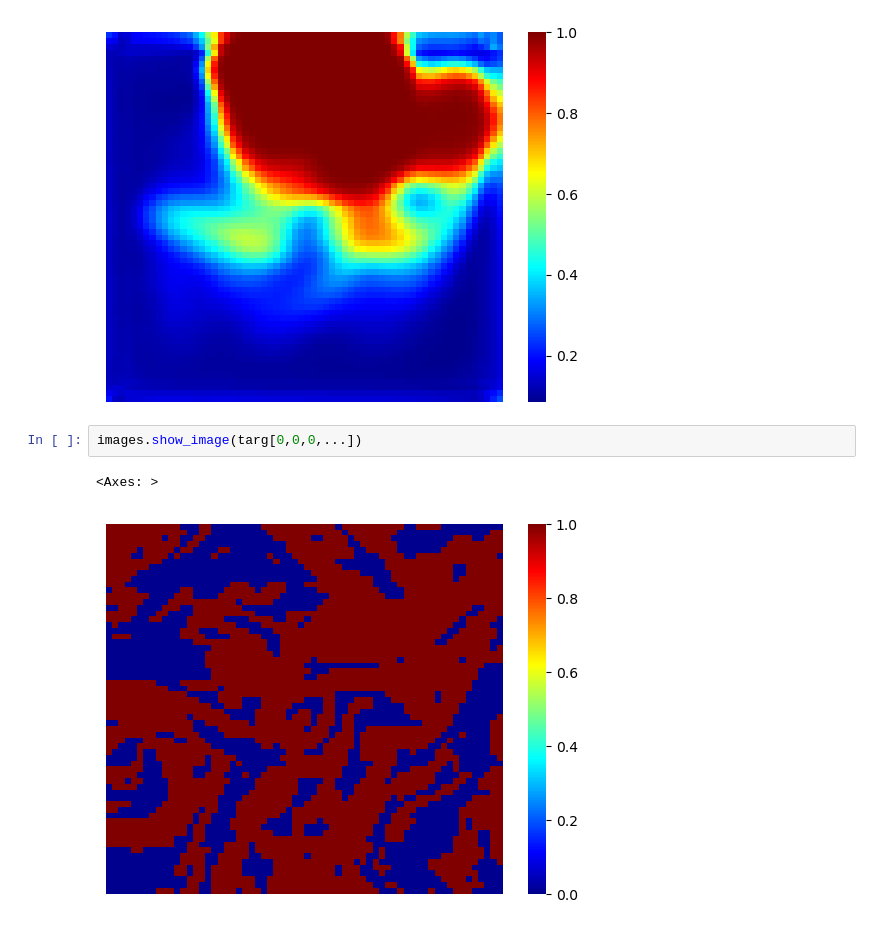
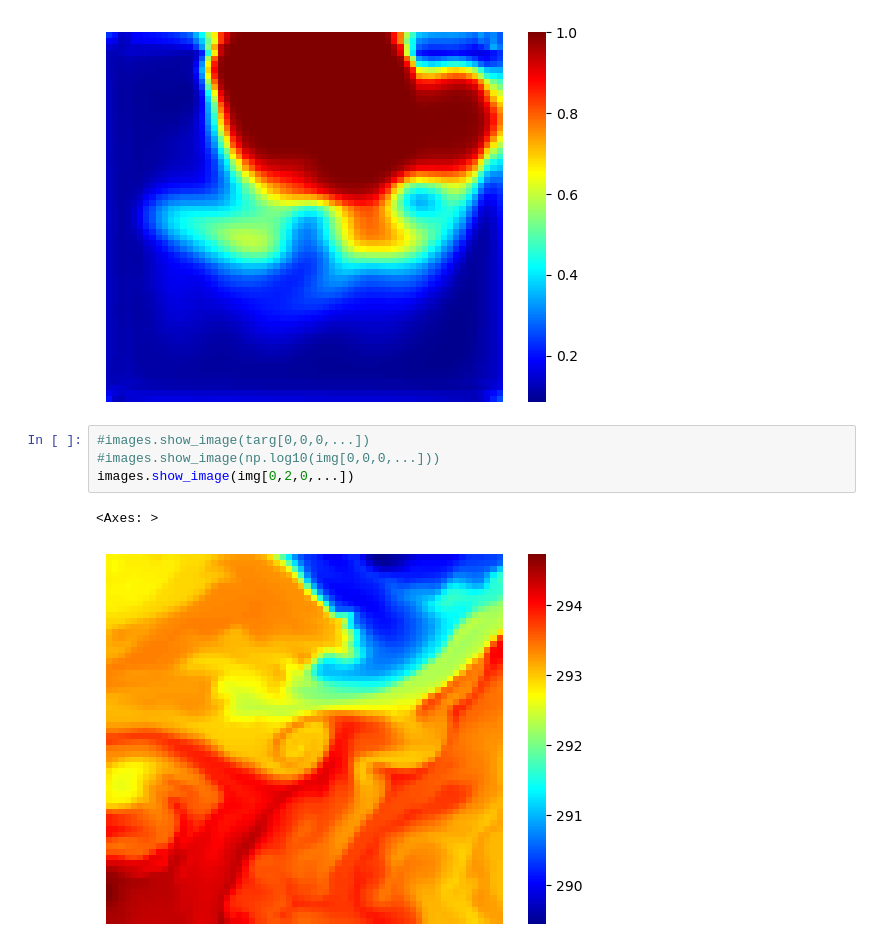
Before and after one commit to AI-for-Ocean-Science/fronts, a Jupyter notebook: fronts/runs/prototypes/sst_ssh_unet/Predict.ipynb, the cells around one changed output. Saved outputs shown, nothing was run; the diff lists cells and outputs as text.

```diff
--- a/fronts/runs/prototypes/sst_ssh_unet/Predict.ipynb
+++ b/fronts/runs/prototypes/sst_ssh_unet/Predict.ipynb
@@ -124,7 +126,9 @@ images.show_image(prediction[0,0,0,...])
 <Axes: >
 [figure]
 # %%
-images.show_image(targ[0,0,0,...])
+#images.show_image(targ[0,0,0,...])
+#images.show_image(np.log10(img[0,0,0,...]))
+images.show_image(img[0,2,0,...])
 # %% [output]
 <Axes: >
-[figure, old version]
+[figure, new version]
```
Also changed, not shown: parts of 4 cells of this notebook, 5 other files.
